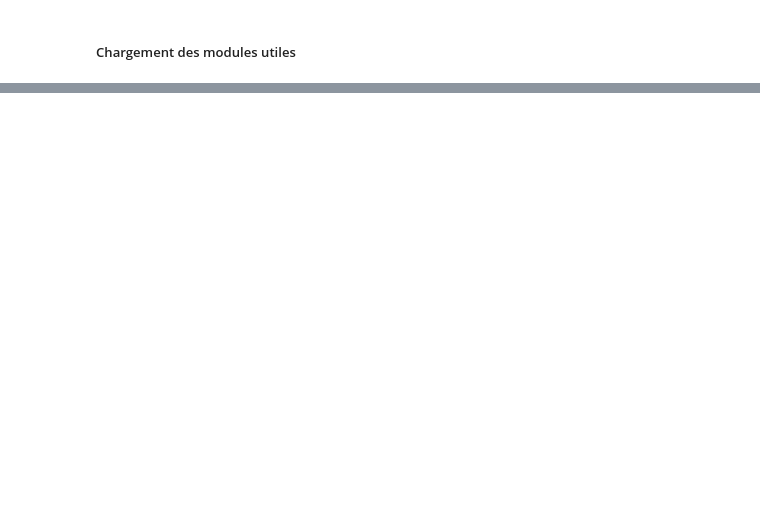
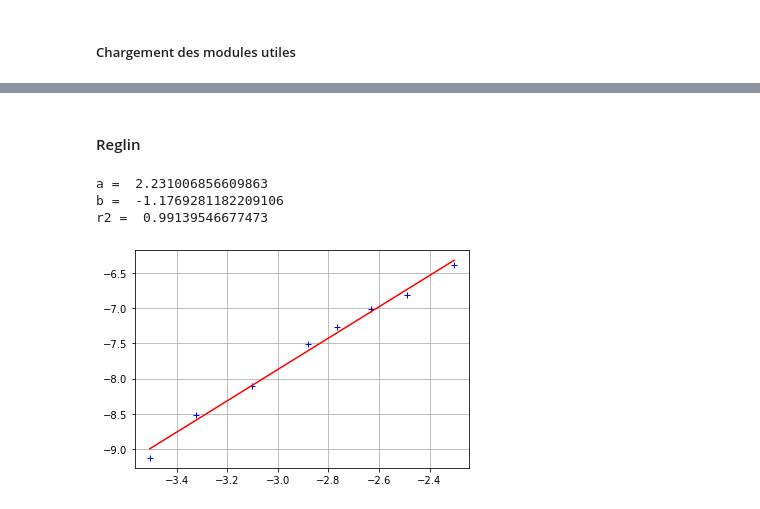
Before and after one commit to aurelien-pascal/chimie, a Jupyter notebook: chimie.ipynb, the cells around one changed output, grey strips where cells are left out. Saved outputs shown, nothing was run; the diff lists cells and outputs as text; code cells hidden in the pictures; blank space fills up the shorter version.

```diff
--- a/chimie.ipynb
+++ b/chimie.ipynb
@@ -177,0 +43,22 @@ zero de la fonction :  0.00022810458575435173
+# %% [markdown]
+#### Reglin
+# %%
+
+lr = linregress( np.log( ( c0 - c[:-1] ) ) , np.log(v[:-1]) )
+a = lr.slope
+b = lr.intercept
+r = lr.rvalue**2
+print("a = ",a)
+print("b = ",b)
+print("r2 = ",r)
+
+f = lambda x:a*x+b
+plt.plot( np.log( ( c0 - c[:-1] ) ) , np.log(v[:-1]) ,'b+', ms=15)
+plt.plot( np.log( ( c0 - c[:-1] ) ) , f(np.log( ( c0 - c[:-1] ) )), 'r-' )
+plt.grid()
+plt.show()
+# %% [output]
+a =  2.231006856609863
+b =  -1.1769281182209106
+r2 =  0.99139546677473
+[figure, added]
```
Also changed, not shown: parts of 46 cells of this notebook, 1 other file.
